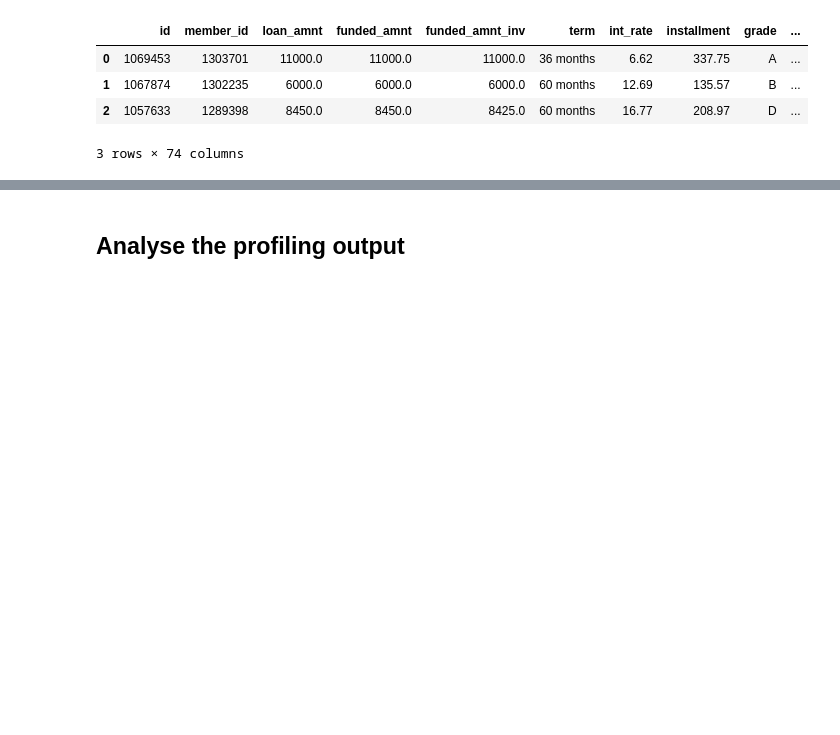
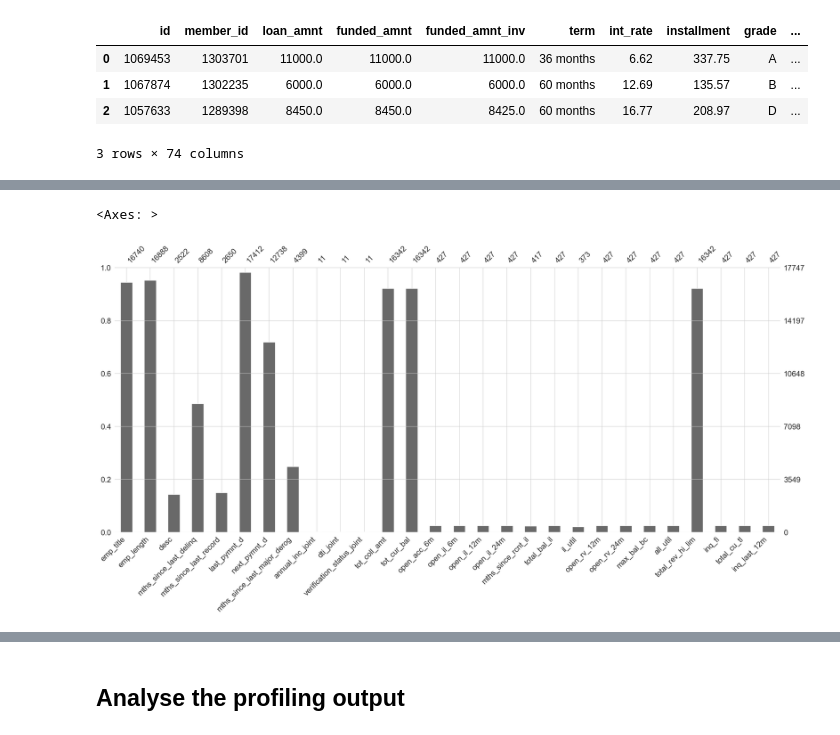
Before and after one commit to fburnelli/cas-de-stat-vis, a Jupyter notebook: data_pipeline.ipynb, the cells around one changed output, grey strips where cells are left out. Cells and saved outputs as stored; diff of their text form; code cells hidden in the pictures; blank space fills up the shorter version.

Commit message:
missing and duplicates

```diff
--- a/data_pipeline.ipynb
+++ b/data_pipeline.ipynb
@@ -49,0 +99,9 @@ profile.to_file(output_file='lc_loan_sample_profiling.html')
+# %%
+threshold = int(df.shape[0]/100)
+
+missing_counts = df.isnull().sum()
+df_missing = df[missing_counts[missing_counts > threshold].index.tolist()]
+msno.bar(df_missing)
+# %% [output]
+<Axes: >
+[figure, added]
```
Also changed, not shown: parts of 9 cells of this notebook, 1 other file.
